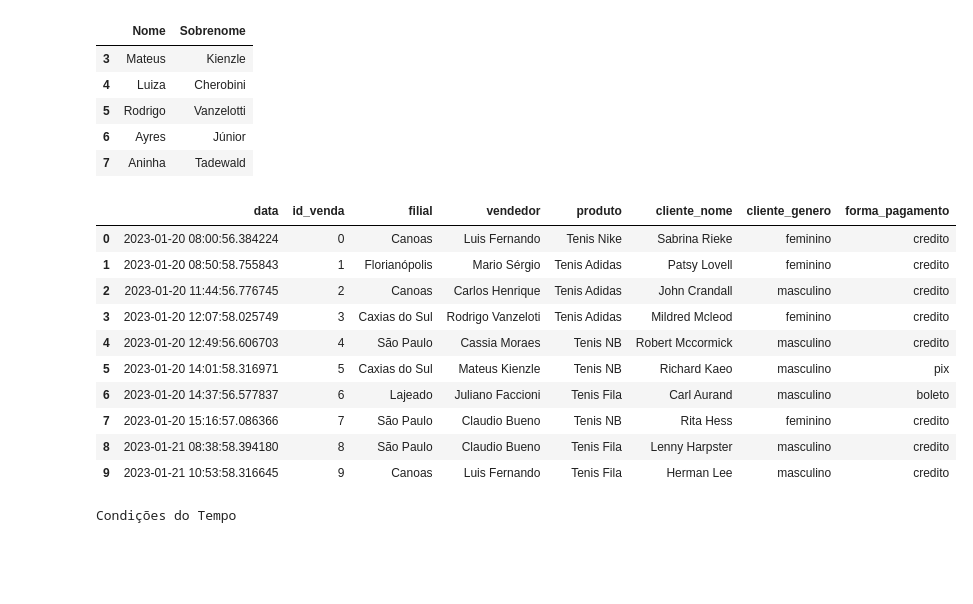
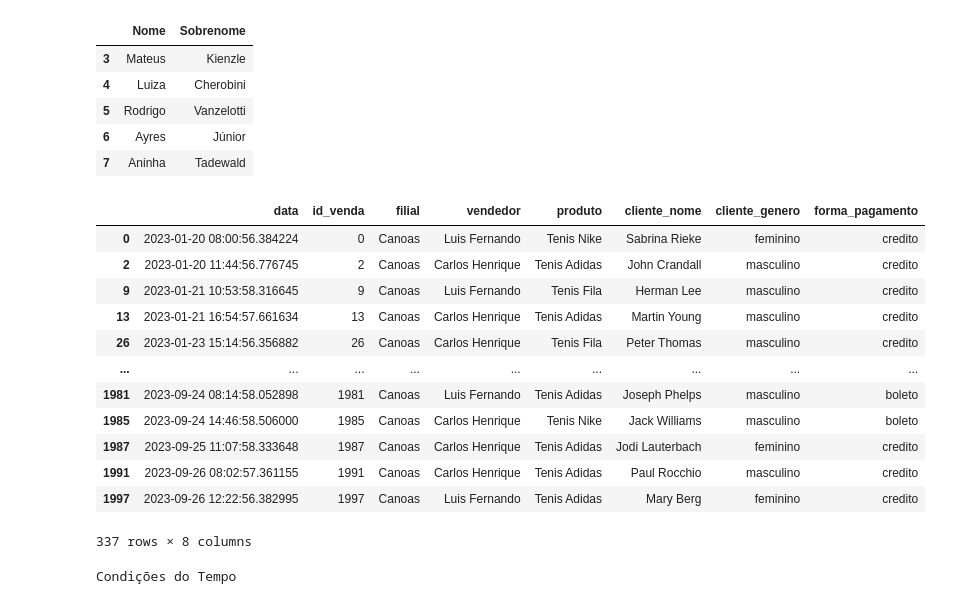
Before and after one commit to mendes000/Lendo_Alterando_Tabelas, a Jupyter notebook: arquivo.ipynb, the cells around one changed output. Drawn from its saved outputs; the diff is of its cells as text; code cells hidden in the pictures; blank space fills up the shorter version.

Commit message:
Subindo 'visualizando_tabela' e atualização do 'arquivo'

```diff
--- a/arquivo.ipynb
+++ b/arquivo.ipynb
@@ -186,28 +186,58 @@ df.tail() # mostra os ultimos valores da planilha
 # %%
 import pandas as pd
 from pathlib import Path
 
 pasta_atual = Path.cwd()
 
 pd.set_option('display.max_rows', 10) # elimina as reticências no meio da tabela, porém é necessário usar o .head()
 
 tabela_vendas = pd.read_csv(pasta_atual / 'datasets' / 'vendas.csv',
                             sep= ';',
                             decimal=',')
 
 tabela_vendas.head(10)
+
+
+colunas = [col for col in tabela_vendas.columns if col!= 'filial'] # excluir uma coluna da tabela
+tabela_vendas[colunas].head()
+
+# selecionar linhas e colunas específicas
+
+tabela_vendas.iloc[1:3] #linhas de 1 a 3 sem contar a 3
+tabela_vendas.iloc[ :3] #linhas até 3 sem contar a 3
+tabela_vendas.iloc[1: ] #linhas de 1 em diante
+tabela_vendas.iloc[1:3, 2:5] # linhas de 1 até 3 sem contar a 3 , e coluna 2 até a 5 sem contar a 5
+
+# Filtrando por valores
+
+tabela_vendas[tabela_vendas['produto']== 'Tenis Fila'] # filtra as linhas em que o produto é 'Tens Fila'
+
+tabela_vendas.loc[tabela_vendas['produto']== 'Tenis Fila', 'filial'] # faz o mesmo filtro, mas permite selecionar colunas
+
+tabela_vendas.loc[(tabela_vendas['produto']== 'Tenis Fila') | (tabela_vendas['cliente_genero']== 'feminino')]   # multiplos filtro
+                                                                                                                # usa & no lugar de and
+                                                                                                                # usa | no lugar de or
+
+# Filtrando por lista de valores
+
+filiais_filtro = ['Canoas', 'Lajeado']   # lista de filiais
+tabela_vendas.loc[tabela_vendas['filial'].isin(filiais_filtro)] # .isin apresenta somente os valores que estão dentro das filiais do filtro
+
+tabela_vendas.loc[tabela_vendas['filial'].str.contains('oa')] # filtra as filiais que contem 'oa' no nome
 # %% [output]
 |  | data | id_venda | filial | vendedor | produto | cliente_nome | cliente_genero | forma_pagamento |
 | 0 | 2023-01-20 08:00:56.384224 | 0 | Canoas | Luis Fernando | Tenis Nike | Sabrina Rieke | feminino | credito |
-| 1 | 2023-01-20 08:50:58.755843 | 1 | Florianópolis | Mario Sérgio | Tenis Adidas | Patsy Lovell | feminino | credito |
 | 2 | 2023-01-20 11:44:56.776745 | 2 | Canoas | Carlos Henrique | Tenis Adidas | John Crandall | masculino | credito |
-| 3 | 2023-01-20 12:07:58.025749 | 3 | Caxias do Sul | Rodrigo Vanzeloti | Tenis Adidas | Mildred Mcleod | feminino | credito |
-| 4 | 2023-01-20 12:49:56.606703 | 4 | São Paulo | Cassia Moraes | Tenis NB | Robert Mccormick | masculino | credito |
-| 5 | 2023-01-20 14:01:58.316971 | 5 | Caxias do Sul | Mateus Kienzle | Tenis NB | Richard Kaeo | masculino | pix |
-| 6 | 2023-01-20 14:37:56.577837 | 6 | Lajeado | Juliano Faccioni | Tenis Fila | Carl Aurand | masculino | boleto |
-| 7 | 2023-01-20 15:16:57.086366 | 7 | São Paulo | Claudio Bueno | Tenis NB | Rita Hess | feminino | credito |
-| 8 | 2023-01-21 08:38:58.394180 | 8 | São Paulo | Claudio Bueno | Tenis Fila | Lenny Harpster | masculino | credito |
 | 9 | 2023-01-21 10:53:58.316645 | 9 | Canoas | Luis Fernando | Tenis Fila | Herman Lee | masculino | credito |
+| 13 | 2023-01-21 16:54:57.661634 | 13 | Canoas | Carlos Henrique | Tenis Adidas | Martin Young | masculino | credito |
+| 26 | 2023-01-23 15:14:56.356882 | 26 | Canoas | Carlos Henrique | Tenis Fila | Peter Thomas | masculino | credito |
+| ... | ... | ... | ... | ... | ... | ... | ... | ... |
+| 1981 | 2023-09-24 08:14:58.052898 | 1981 | Canoas | Luis Fernando | Tenis Adidas | Joseph Phelps | masculino | boleto |
+| 1985 | 2023-09-24 14:46:58.506000 | 1985 | Canoas | Carlos Henrique | Tenis Nike | Jack Williams | masculino | boleto |
+| 1987 | 2023-09-25 11:07:58.333648 | 1987 | Canoas | Carlos Henrique | Tenis Adidas | Jodi Lauterbach | feminino | credito |
+| 1991 | 2023-09-26 08:02:57.361155 | 1991 | Canoas | Carlos Henrique | Tenis Adidas | Paul Rocchio | masculino | credito |
+| 1997 | 2023-09-26 12:22:56.382995 | 1997 | Canoas | Luis Fernando | Tenis Adidas | Mary Berg | feminino | credito |
+337 rows × 8 columns
 # %%
 import pandas as pd
 import numpy as np
```
Also changed, not shown: parts of 12 cells of this notebook, 1 other file.
